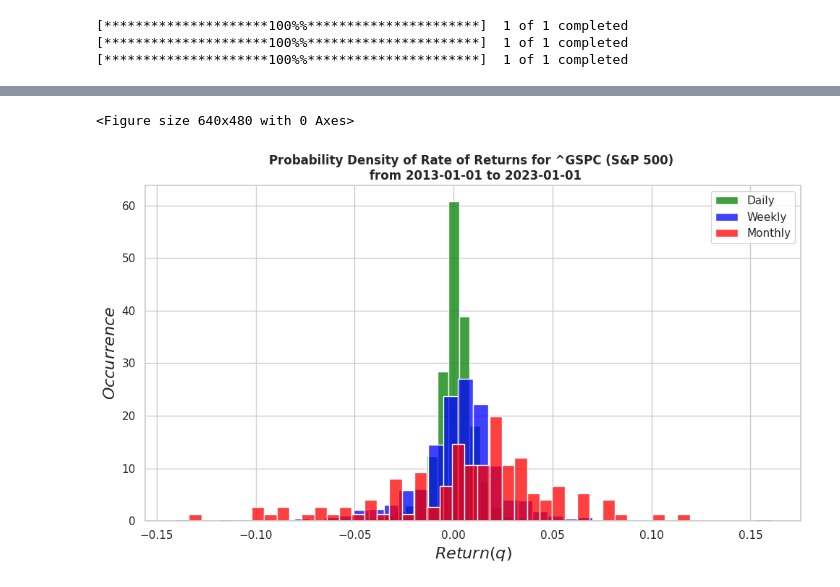
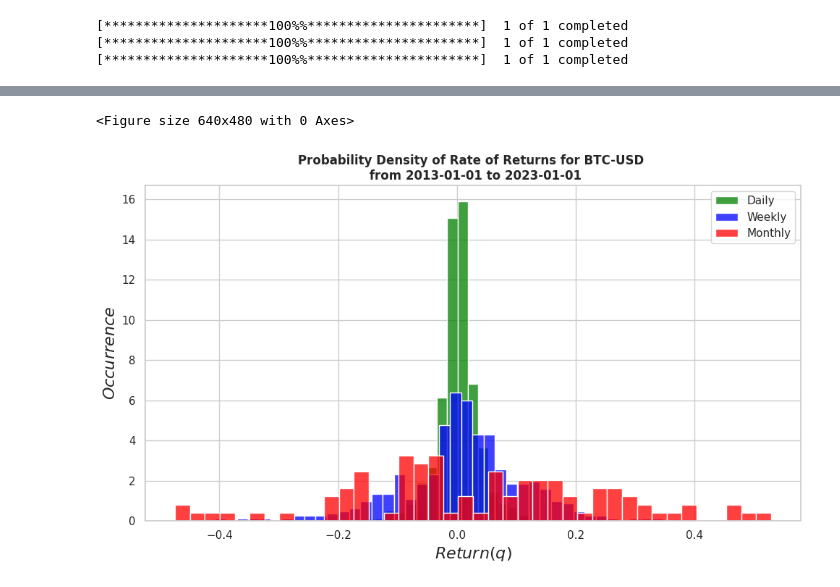
Before and after one commit to amirgholizad/tails_of_distributions, a Jupyter notebook: moving_distributions.ipynb, the cells around one changed output, grey strips where cells are left out. Saved outputs shown, nothing was run; the diff lists cells and outputs as text; code cells hidden in the pictures.

```diff
--- a/moving_distributions.ipynb
+++ b/moving_distributions.ipynb
@@ -13,7 +13,7 @@ from matplotlib import rcParams
 import matplotlib.pyplot as plt
 import matplotlib.dates as mdates
 # %%
-ticker = "^GSPC"
+ticker = "BTC-USD"
 start_date = "2013-01-01"
 end_date = "2023-01-01"
 
@@ -93,23 +93,23 @@ returns
 # %%
 plt.cla()
 plt.clf()
 fig = plt.figure(figsize = (10,6))
 
 
 for (interval, Return), linestyle, color in zip(data_base.items(), [":", "--", "-"], ["green", "blue", "red"]):
     sns.histplot(returns[interval], stat="density", label=interval, color=color, bins=40, edgecolor='white')
 
 
 plt.xlabel(xlabel="$Return(q)$", fontweight="bold", style="italic", fontsize = 16)
 plt.ylabel(ylabel="$Occurrence$", fontweight="bold", style="italic", fontsize = 16)
-plt.title(f"Probability Density of Rate of Returns for {ticker} (S&P 500) \n from {start_date} to {end_date}", fontweight="bold")
+plt.title(f"Probability Density of Rate of Returns for {ticker} \n from {start_date} to {end_date}", fontweight="bold")
 sns.set(style="whitegrid")
 plt.legend()
 plt.tight_layout()
 plt.show();
 # %% [output]
 <Figure size 640x480 with 0 Axes>
-[figure, old version]
+[figure, new version]
 # %%
 fig, axes = plt.subplots(nrows=3, ncols=1, figsize=(10, 10), sharex=True)
 grid_size = 1000
```
Also changed, not shown: parts of 7 cells of this notebook, 1 other file.
